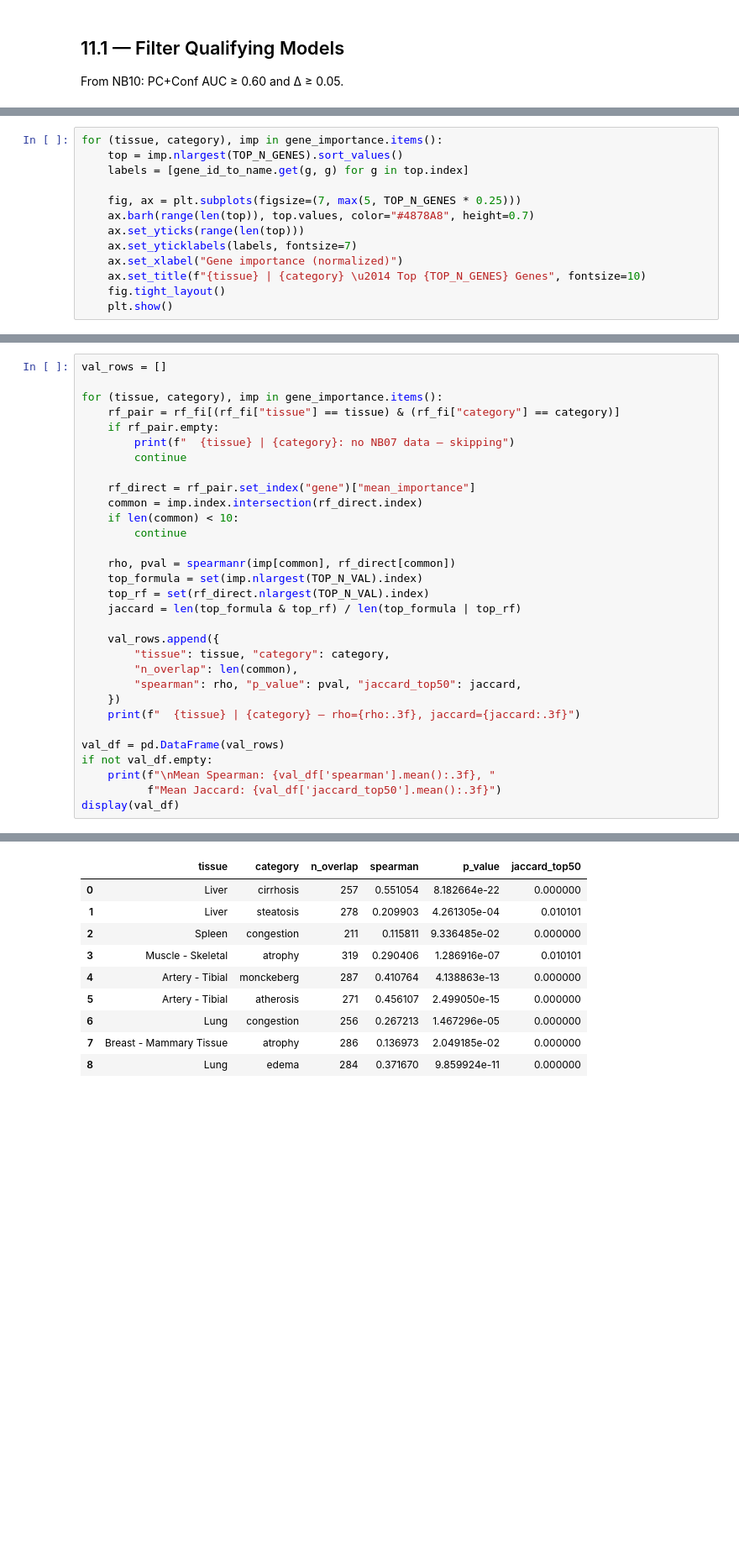
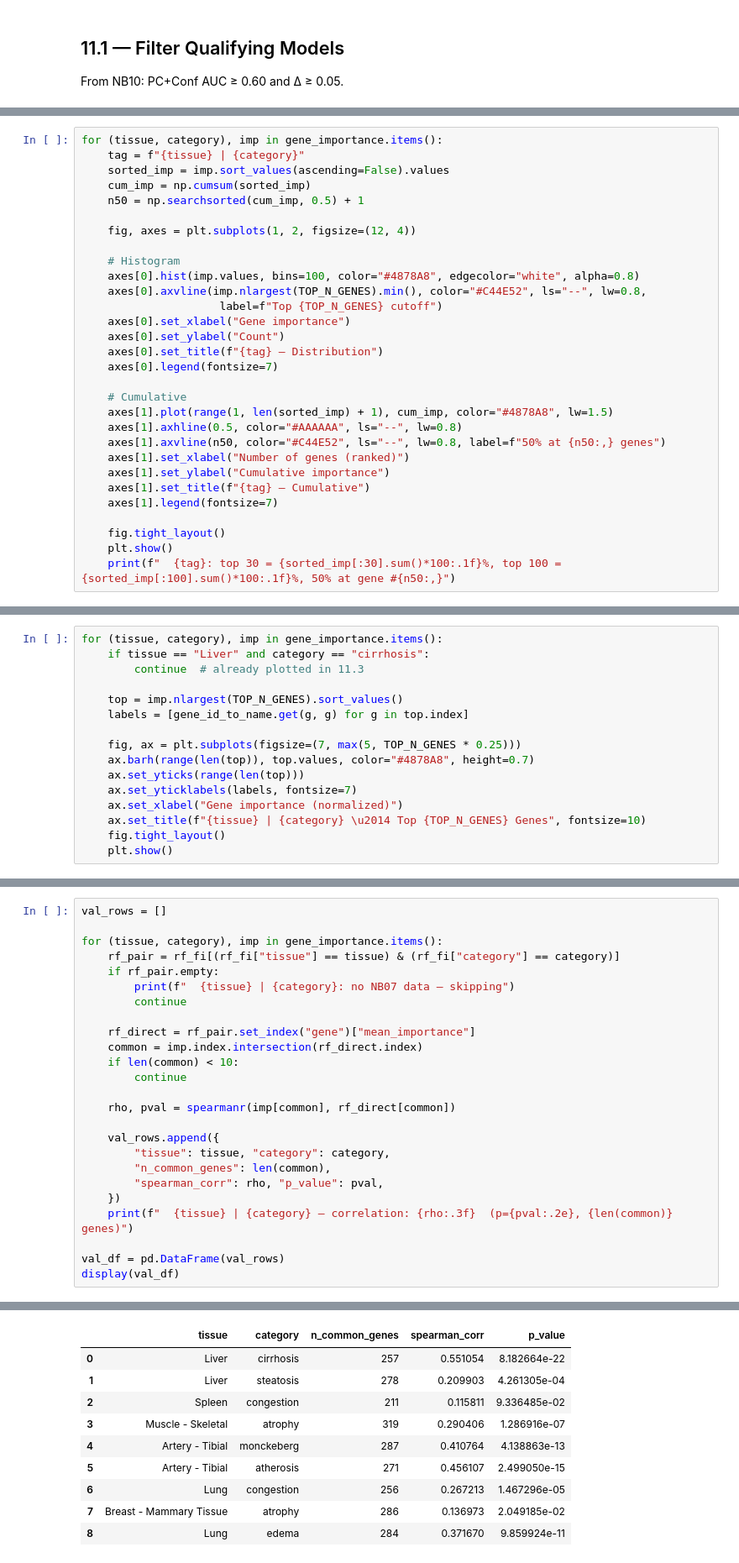
Before and after one commit to Cranjit9/gtex_gene_expression, a Jupyter notebook: notebooks/11_pc_gene_importance.ipynb, the cells around one changed output, grey strips where cells are left out. Shown at 84% size. Cells and saved outputs as stored; diff of their text form; blank space fills up the shorter version.

```diff
--- a/notebooks/11_pc_gene_importance.ipynb
+++ b/notebooks/11_pc_gene_importance.ipynb
@@ -271,0 +348,30 @@ Lung | edema — sum=1.0000 (should be ~1.0), top 5: ['GSTA7P', 'IGLL3P', 'FAM21
+# %%
+for (tissue, category), imp in gene_importance.items():
+    tag = f"{tissue} | {category}"
+    sorted_imp = imp.sort_values(ascending=False).values
+    cum_imp = np.cumsum(sorted_imp)
+    n50 = np.searchsorted(cum_imp, 0.5) + 1
+
+    fig, axes = plt.subplots(1, 2, figsize=(12, 4))
+
+    # Histogram
+    axes[0].hist(imp.values, bins=100, color="#4878A8", edgecolor="white", alpha=0.8)
+    axes[0].axvline(imp.nlargest(TOP_N_GENES).min(), color="#C44E52", ls="--", lw=0.8,
+                     label=f"Top {TOP_N_GENES} cutoff")
+    axes[0].set_xlabel("Gene importance")
+    axes[0].set_ylabel("Count")
+    axes[0].set_title(f"{tag} — Distribution")
+    axes[0].legend(fontsize=7)
+
+    # Cumulative
+    axes[1].plot(range(1, len(sorted_imp) + 1), cum_imp, color="#4878A8", lw=1.5)
+    axes[1].axhline(0.5, color="#AAAAAA", ls="--", lw=0.8)
+    axes[1].axvline(n50, color="#C44E52", ls="--", lw=0.8, label=f"50% at {n50:,} genes")
+    axes[1].set_xlabel("Number of genes (ranked)")
+    axes[1].set_ylabel("Cumulative importance")
+    axes[1].set_title(f"{tag} — Cumulative")
+    axes[1].legend(fontsize=7)
+
+    fig.tight_layout()
+    plt.show()
+    print(f"  {tag}: top 30 = {sorted_imp[:30].sum()*100:.1f}%, top 100 = {sorted_imp[:100].sum()*100:.1f}%, 50% at gene #{n50:,}")
@@ -274,5 +394,8 @@ Lung | edema — sum=1.0000 (should be ~1.0), top 5: ['GSTA7P', 'IGLL3P', 'FAM21
 # %%
 for (tissue, category), imp in gene_importance.items():
+    if tissue == "Liver" and category == "cirrhosis":
+        continue  # already plotted in 11.3
+
     top = imp.nlargest(TOP_N_GENES).sort_values()
     labels = [gene_id_to_name.get(g, g) for g in top.index]
 
@@ -315,20 +437,14 @@ for (tissue, category), imp in gene_importance.items():
         continue
 
     rho, pval = spearmanr(imp[common], rf_direct[common])
-    top_formula = set(imp.nlargest(TOP_N_VAL).index)
-    top_rf = set(rf_direct.nlargest(TOP_N_VAL).index)
-    jaccard = len(top_formula & top_rf) / len(top_formula | top_rf)
 
     val_rows.append({
         "tissue": tissue, "category": category,
-        "n_overlap": len(common),
-        "spearman": rho, "p_value": pval, "jaccard_top50": jaccard,
+        "n_common_genes": len(common),
+        "spearman_corr": rho, "p_value": pval,
     })
-    print(f"  {tissue} | {category} — rho={rho:.3f}, jaccard={jaccard:.3f}")
+    print(f"  {tissue} | {category} — correlation: {rho:.3f}  (p={pval:.2e}, {len(common)} genes)")
 
 val_df = pd.DataFrame(val_rows)
-if not val_df.empty:
-    print(f"\nMean Spearman: {val_df['spearman'].mean():.3f}, "
-          f"Mean Jaccard: {val_df['jaccard_top50'].mean():.3f}")
 display(val_df)
 # %% [output]
@@ -346,10 +460,10 @@ Mean Spearman: 0.312, Mean Jaccard: 0.002
-|  | tissue | category | n_overlap | spearman | p_value | jaccard_top50 |
-| 0 | Liver | cirrhosis | 257 | 0.551054 | 8.182664e-22 | 0.000000 |
-| 1 | Liver | steatosis | 278 | 0.209903 | 4.261305e-04 | 0.010101 |
-| 2 | Spleen | congestion | 211 | 0.115811 | 9.336485e-02 | 0.000000 |
-| 3 | Muscle - Skeletal | atrophy | 319 | 0.290406 | 1.286916e-07 | 0.010101 |
-| 4 | Artery - Tibial | monckeberg | 287 | 0.410764 | 4.138863e-13 | 0.000000 |
-| 5 | Artery - Tibial | atherosis | 271 | 0.456107 | 2.499050e-15 | 0.000000 |
-| 6 | Lung | congestion | 256 | 0.267213 | 1.467296e-05 | 0.000000 |
-| 7 | Breast - Mammary Tissue | atrophy | 286 | 0.136973 | 2.049185e-02 | 0.000000 |
-| 8 | Lung | edema | 284 | 0.371670 | 9.859924e-11 | 0.000000 |
+|  | tissue | category | n_common_genes | spearman_corr | p_value |
+| 0 | Liver | cirrhosis | 257 | 0.551054 | 8.182664e-22 |
+| 1 | Liver | steatosis | 278 | 0.209903 | 4.261305e-04 |
+| 2 | Spleen | congestion | 211 | 0.115811 | 9.336485e-02 |
+| 3 | Muscle - Skeletal | atrophy | 319 | 0.290406 | 1.286916e-07 |
+| 4 | Artery - Tibial | monckeberg | 287 | 0.410764 | 4.138863e-13 |
+| 5 | Artery - Tibial | atherosis | 271 | 0.456107 | 2.499050e-15 |
+| 6 | Lung | congestion | 256 | 0.267213 | 1.467296e-05 |
+| 7 | Breast - Mammary Tissue | atrophy | 286 | 0.136973 | 2.049185e-02 |
+| 8 | Lung | edema | 284 | 0.371670 | 9.859924e-11 |
```
Also changed, not shown: parts of 28 cells of this notebook, 1 other file.
